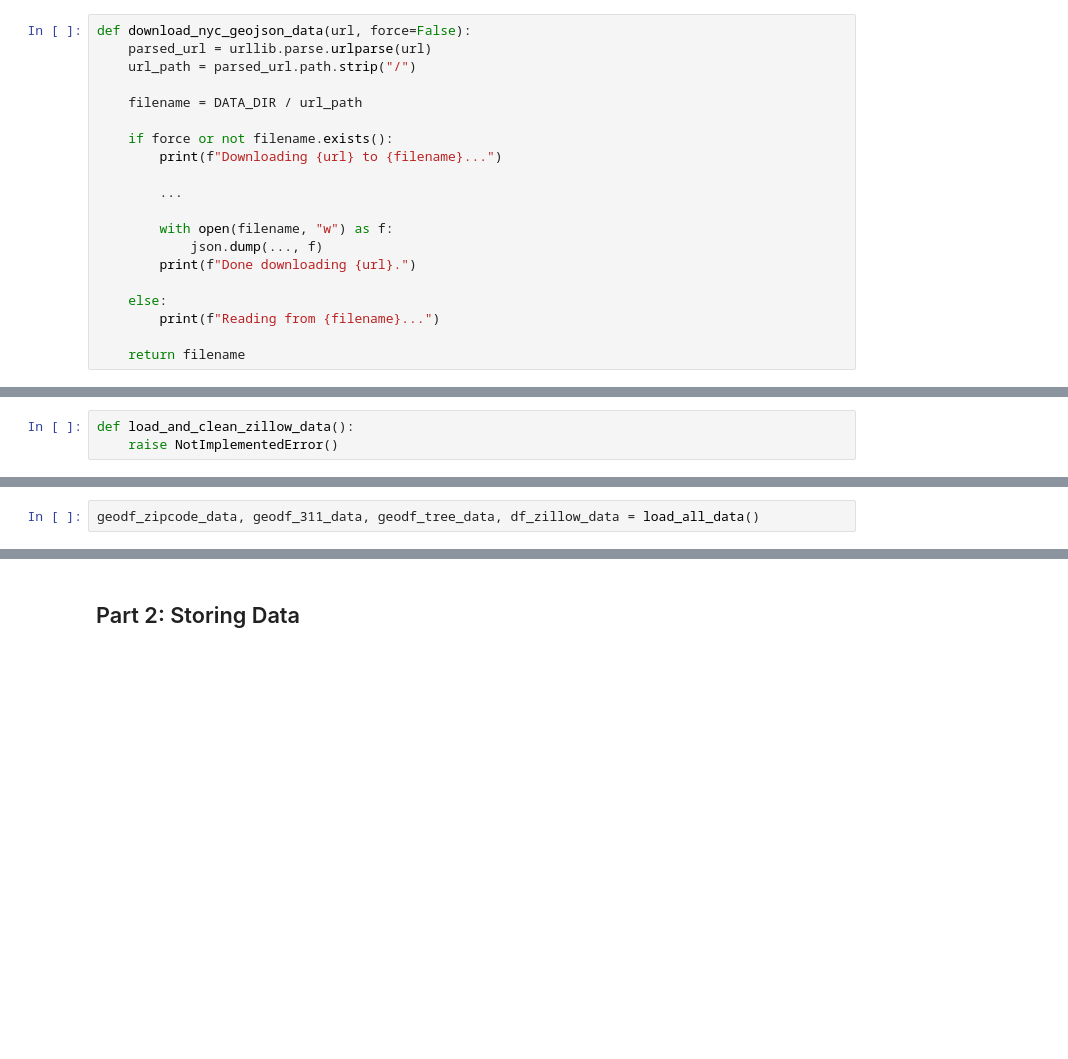
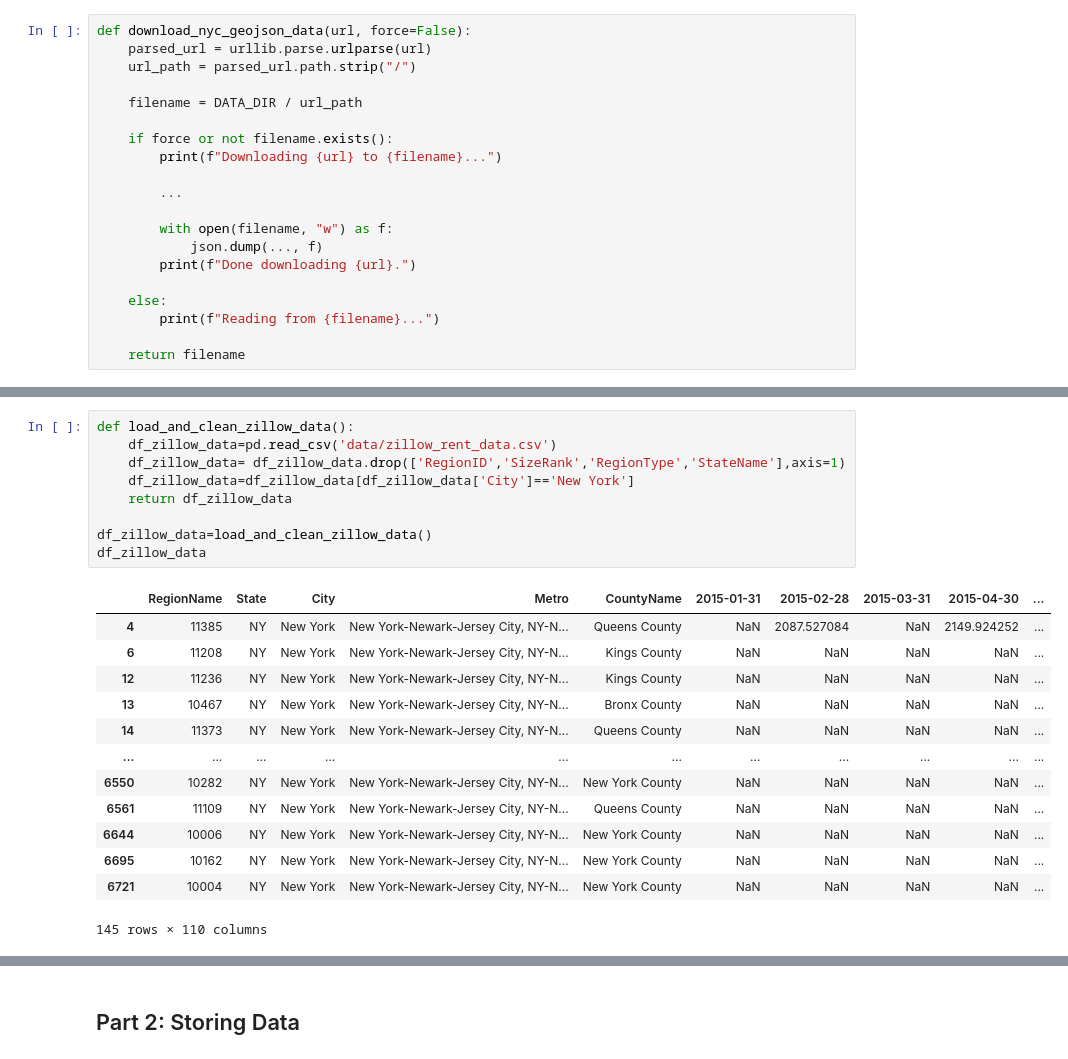
Before and after one commit to jyjulia/4501-project, a Jupyter notebook: Project Template.ipynb, the cells around one changed output, grey strips where cells are left out. Cells and saved outputs as stored; diff of their text form; blank space fills up the shorter version.

```diff
--- a/Project Template.ipynb
+++ b/Project Template.ipynb
@@ -104,3 +139,0 @@ def download_and_clean_tree_data():
-# %%
-def load_and_clean_zillow_data():
-    raise NotImplementedError()
@@ -119,2 +139,0 @@ def load_all_data():
-# %%
-geodf_zipcode_data, geodf_311_data, geodf_tree_data, df_zillow_data = load_all_data()
@@ -123,3 +200,26 @@ NotImplementedError:
+# %%
+def load_and_clean_zillow_data():
+    df_zillow_data=pd.read_csv('data/zillow_rent_data.csv')
+    df_zillow_data= df_zillow_data.drop(['RegionID','SizeRank','RegionType','StateName'],axis=1)
+    df_zillow_data=df_zillow_data[df_zillow_data['City']=='New York']
+    return df_zillow_data
+
+df_zillow_data=load_and_clean_zillow_data()
+df_zillow_data
+# %% [output]
+|  | RegionName | State | City | Metro | CountyName | 2015-01-31 | 2015-02-28 | 2015-03-31 | 2015-04-30 | ... |
+| 4 | 11385 | NY | New York | New York-Newark-Jersey City, NY-N... | Queens County | NaN | 2087.527084 | NaN | 2149.924252 | ... |
+| 6 | 11208 | NY | New York | New York-Newark-Jersey City, NY-N... | Kings County | NaN | NaN | NaN | NaN | ... |
+| 12 | 11236 | NY | New York | New York-Newark-Jersey City, NY-N... | Kings County | NaN | NaN | NaN | NaN | ... |
+| 13 | 10467 | NY | New York | New York-Newark-Jersey City, NY-N... | Bronx County | NaN | NaN | NaN | NaN | ... |
+| 14 | 11373 | NY | New York | New York-Newark-Jersey City, NY-N... | Queens County | NaN | NaN | NaN | NaN | ... |
+| ... | ... | ... | ... | ... | ... | ... | ... | ... | ... | ... |
+| 6550 | 10282 | NY | New York | New York-Newark-Jersey City, NY-N... | New York County | NaN | NaN | NaN | NaN | ... |
+| 6561 | 11109 | NY | New York | New York-Newark-Jersey City, NY-N... | Queens County | NaN | NaN | NaN | NaN | ... |
+| 6644 | 10006 | NY | New York | New York-Newark-Jersey City, NY-N... | New York County | NaN | NaN | NaN | NaN | ... |
+| 6695 | 10162 | NY | New York | New York-Newark-Jersey City, NY-N... | New York County | NaN | NaN | NaN | NaN | ... |
+| 6721 | 10004 | NY | New York | New York-Newark-Jersey City, NY-N... | New York County | NaN | NaN | NaN | NaN | ... |
+145 rows × 110 columns
 # %%
 # Show basic info about each dataframe
 geodf_zipcode_data.info()
```
Also changed, not shown: parts of 19 cells of this notebook.
